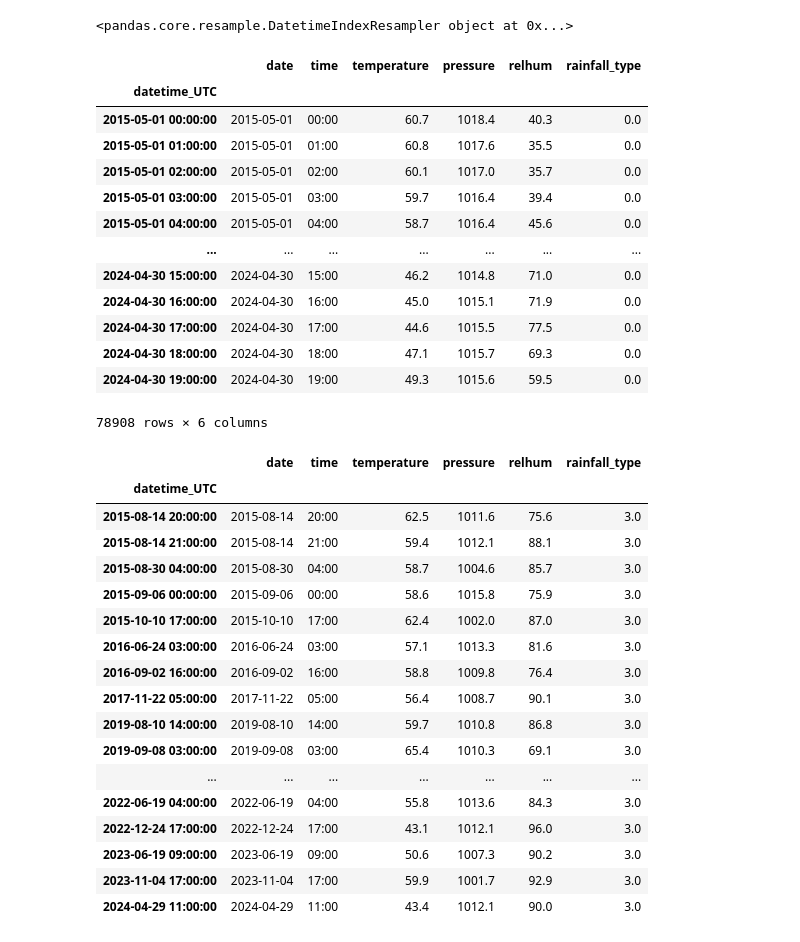
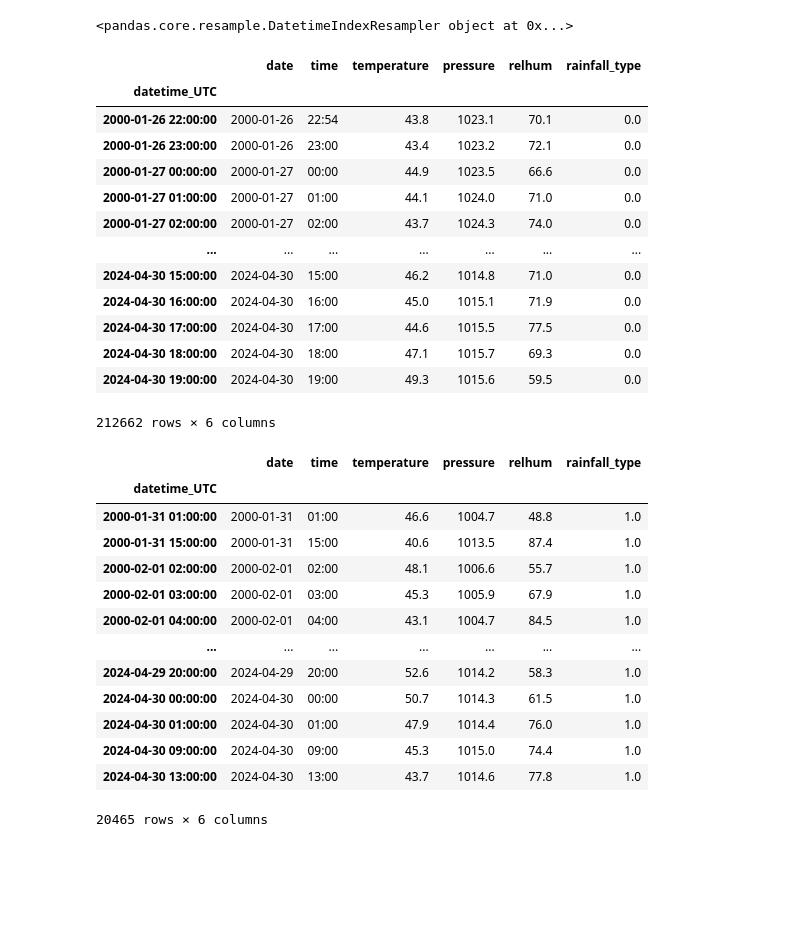
Before and after one commit to aditya-uw/WeatherPatrol, a Jupyter notebook: notebooks/pof_tinkering.ipynb, the cells around one changed output. Saved outputs shown, nothing was run; the diff lists cells and outputs as text; code cells hidden in the pictures; blank space fills up the shorter version.

```diff
--- a/notebooks/pof_tinkering.ipynb
+++ b/notebooks/pof_tinkering.ipynb
@@ -10,4 +10,5 @@ import matplotlib.pyplot as plt
 # %%
 atg_obs = pd.read_csv('../../Downloads/LFEM_data-.csv', low_memory=False, skiprows=1)
 atg_obs.insert(0, 'datetime_UTC', pd.to_datetime(atg_obs['Date'] + atg_obs['Time'], format='%Y-%m-%d%H:%M'))
-atg_obs = atg_obs.loc[(atg_obs['datetime_UTC']>=dt.datetime(2015,5,1))].copy() # Selecting dates for training
+# atg_obs_selected = atg_obs.loc[(atg_obs['datetime_UTC']>=dt.datetime(2020,5,1))].copy() # Selecting dates
+atg_obs_selected = atg_obs.copy() # Selecting dates
@@ -30,5 +31,5 @@ atg_obs
 # %%
-no_erros_obs = atg_obs.loc[(atg_obs['Rain']!='M')&(atg_obs['Temperature']!='M')&(atg_obs['Pressure']!='M')&(atg_obs['Relhum']!='M')&(atg_obs['Relhum']!='0.00.')].copy()
+no_erros_obs = atg_obs_selected.loc[(atg_obs_selected['Rain']!='M')&(atg_obs_selected['Temperature']!='M')&(atg_obs_selected['Pressure']!='M')&(atg_obs_selected['Relhum']!='M')&(atg_obs_selected['Relhum']!='0.00.')].copy()
 no_erros_obs['Rain'] = no_erros_obs['Rain'].astype(float)
 no_erros_obs['Temperature'] = no_erros_obs['Temperature'].astype(float)
 no_erros_obs['Pressure'] = no_erros_obs['Pressure'].astype(float)
@@ -45,9 +62,12 @@ lightrainfall_times = summed_rain_each_period[(summed_rain_each_period<=0.10)&(s
 moderaterainfall_times = summed_rain_each_period[(summed_rain_each_period<0.30)&(summed_rain_each_period>0.10)]
 heavyrainfall_times = summed_rain_each_period[(summed_rain_each_period>0.30)]
 
-summed_rain_each_period.loc[lightrainfall_times.index] = 1
-summed_rain_each_period.loc[moderaterainfall_times.index] = 2
-summed_rain_each_period.loc[heavyrainfall_times.index] = 3
+any_rainfall_times = summed_rain_each_period[(summed_rain_each_period>0.0)]
+
+# summed_rain_each_period.loc[lightrainfall_times.index] = 1
+# summed_rain_each_period.loc[moderaterainfall_times.index] = 2
+# summed_rain_each_period.loc[heavyrainfall_times.index] = 3
+summed_rain_each_period.loc[any_rainfall_times.index] = 1
 # %%
 # Extract Date, Time, Temperature, SumRain into data array
 atg_obs_necessary = pd.DataFrame()
@@ -63,36 +83,32 @@ atg_obs_necessary
 # %% [output]
 |  | date | time | temperature | pressure | relhum | rainfall_type |
 | datetime_UTC |  |  |  |  |  |  |
-| 2015-05-01 00:00:00 | 2015-05-01 | 00:00 | 60.7 | 1018.4 | 40.3 | 0.0 |
-| 2015-05-01 01:00:00 | 2015-05-01 | 01:00 | 60.8 | 1017.6 | 35.5 | 0.0 |
-| 2015-05-01 02:00:00 | 2015-05-01 | 02:00 | 60.1 | 1017.0 | 35.7 | 0.0 |
-| 2015-05-01 03:00:00 | 2015-05-01 | 03:00 | 59.7 | 1016.4 | 39.4 | 0.0 |
-| 2015-05-01 04:00:00 | 2015-05-01 | 04:00 | 58.7 | 1016.4 | 45.6 | 0.0 |
+| 2000-01-26 22:00:00 | 2000-01-26 | 22:54 | 43.8 | 1023.1 | 70.1 | 0.0 |
+| 2000-01-26 23:00:00 | 2000-01-26 | 23:00 | 43.4 | 1023.2 | 72.1 | 0.0 |
+| 2000-01-27 00:00:00 | 2000-01-27 | 00:00 | 44.9 | 1023.5 | 66.6 | 0.0 |
+| 2000-01-27 01:00:00 | 2000-01-27 | 01:00 | 44.1 | 1024.0 | 71.0 | 0.0 |
+| 2000-01-27 02:00:00 | 2000-01-27 | 02:00 | 43.7 | 1024.3 | 74.0 | 0.0 |
 | ... | ... | ... | ... | ... | ... | ... |
 | 2024-04-30 15:00:00 | 2024-04-30 | 15:00 | 46.2 | 1014.8 | 71.0 | 0.0 |
 | 2024-04-30 16:00:00 | 2024-04-30 | 16:00 | 45.0 | 1015.1 | 71.9 | 0.0 |
 | 2024-04-30 17:00:00 | 2024-04-30 | 17:00 | 44.6 | 1015.5 | 77.5 | 0.0 |
 | 2024-04-30 18:00:00 | 2024-04-30 | 18:00 | 47.1 | 1015.7 | 69.3 | 0.0 |
 | 2024-04-30 19:00:00 | 2024-04-30 | 19:00 | 49.3 | 1015.6 | 59.5 | 0.0 |
-78908 rows × 6 columns
+212662 rows × 6 columns
 # %%
-atg_obs_necessary.loc[atg_obs_necessary['rainfall_type']==3]
+atg_obs_necessary.loc[atg_obs_necessary['rainfall_type']==1]
 # %% [output]
 |  | date | time | temperature | pressure | relhum | rainfall_type |
 | datetime_UTC |  |  |  |  |  |  |
-| 2015-08-14 20:00:00 | 2015-08-14 | 20:00 | 62.5 | 1011.6 | 75.6 | 3.0 |
-| 2015-08-14 21:00:00 | 2015-08-14 | 21:00 | 59.4 | 1012.1 | 88.1 | 3.0 |
-| 2015-08-30 04:00:00 | 2015-08-30 | 04:00 | 58.7 | 1004.6 | 85.7 | 3.0 |
-| 2015-09-06 00:00:00 | 2015-09-06 | 00:00 | 58.6 | 1015.8 | 75.9 | 3.0 |
-| 2015-10-10 17:00:00 | 2015-10-10 | 17:00 | 62.4 | 1002.0 | 87.0 | 3.0 |
-| 2016-06-24 03:00:00 | 2016-06-24 | 03:00 | 57.1 | 1013.3 | 81.6 | 3.0 |
-| 2016-09-02 16:00:00 | 2016-09-02 | 16:00 | 58.8 | 1009.8 | 76.4 | 3.0 |
-| 2017-11-22 05:00:00 | 2017-11-22 | 05:00 | 56.4 | 1008.7 | 90.1 | 3.0 |
-| 2019-08-10 14:00:00 | 2019-08-10 | 14:00 | 59.7 | 1010.8 | 86.8 | 3.0 |
-| 2019-09-08 03:00:00 | 2019-09-08 | 03:00 | 65.4 | 1010.3 | 69.1 | 3.0 |
+| 2000-01-31 01:00:00 | 2000-01-31 | 01:00 | 46.6 | 1004.7 | 48.8 | 1.0 |
+| 2000-01-31 15:00:00 | 2000-01-31 | 15:00 | 40.6 | 1013.5 | 87.4 | 1.0 |
+| 2000-02-01 02:00:00 | 2000-02-01 | 02:00 | 48.1 | 1006.6 | 55.7 | 1.0 |
+| 2000-02-01 03:00:00 | 2000-02-01 | 03:00 | 45.3 | 1005.9 | 67.9 | 1.0 |
+| 2000-02-01 04:00:00 | 2000-02-01 | 04:00 | 43.1 | 1004.7 | 84.5 | 1.0 |
 | ... | ... | ... | ... | ... | ... | ... |
-| 2022-06-19 04:00:00 | 2022-06-19 | 04:00 | 55.8 | 1013.6 | 84.3 | 3.0 |
-| 2022-12-24 17:00:00 | 2022-12-24 | 17:00 | 43.1 | 1012.1 | 96.0 | 3.0 |
-| 2023-06-19 09:00:00 | 2023-06-19 | 09:00 | 50.6 | 1007.3 | 90.2 | 3.0 |
-| 2023-11-04 17:00:00 | 2023-11-04 | 17:00 | 59.9 | 1001.7 | 92.9 | 3.0 |
-| 2024-04-29 11:00:00 | 2024-04-29 | 11:00 | 43.4 | 1012.1 | 90.0 | 3.0 |
+| 2024-04-29 20:00:00 | 2024-04-29 | 20:00 | 52.6 | 1014.2 | 58.3 | 1.0 |
+| 2024-04-30 00:00:00 | 2024-04-30 | 00:00 | 50.7 | 1014.3 | 61.5 | 1.0 |
+| 2024-04-30 01:00:00 | 2024-04-30 | 01:00 | 47.9 | 1014.4 | 76.0 | 1.0 |
+| 2024-04-30 09:00:00 | 2024-04-30 | 09:00 | 45.3 | 1015.0 | 74.4 | 1.0 |
+| 2024-04-30 13:00:00 | 2024-04-30 | 13:00 | 43.7 | 1014.6 | 77.8 | 1.0 |
+20465 rows × 6 columns
```
Also changed, not shown: parts of 32 cells of this notebook, 1 other file.
